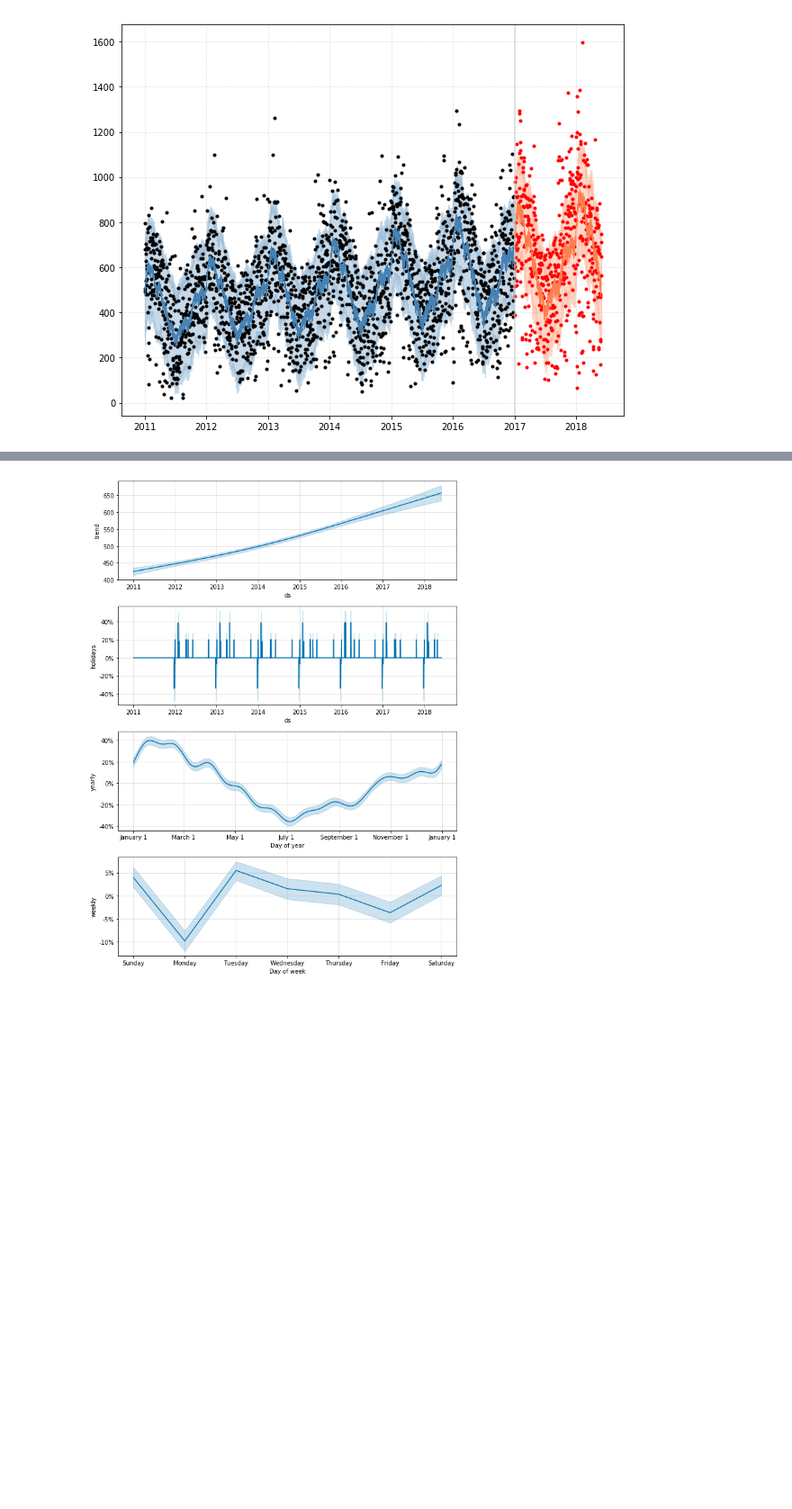
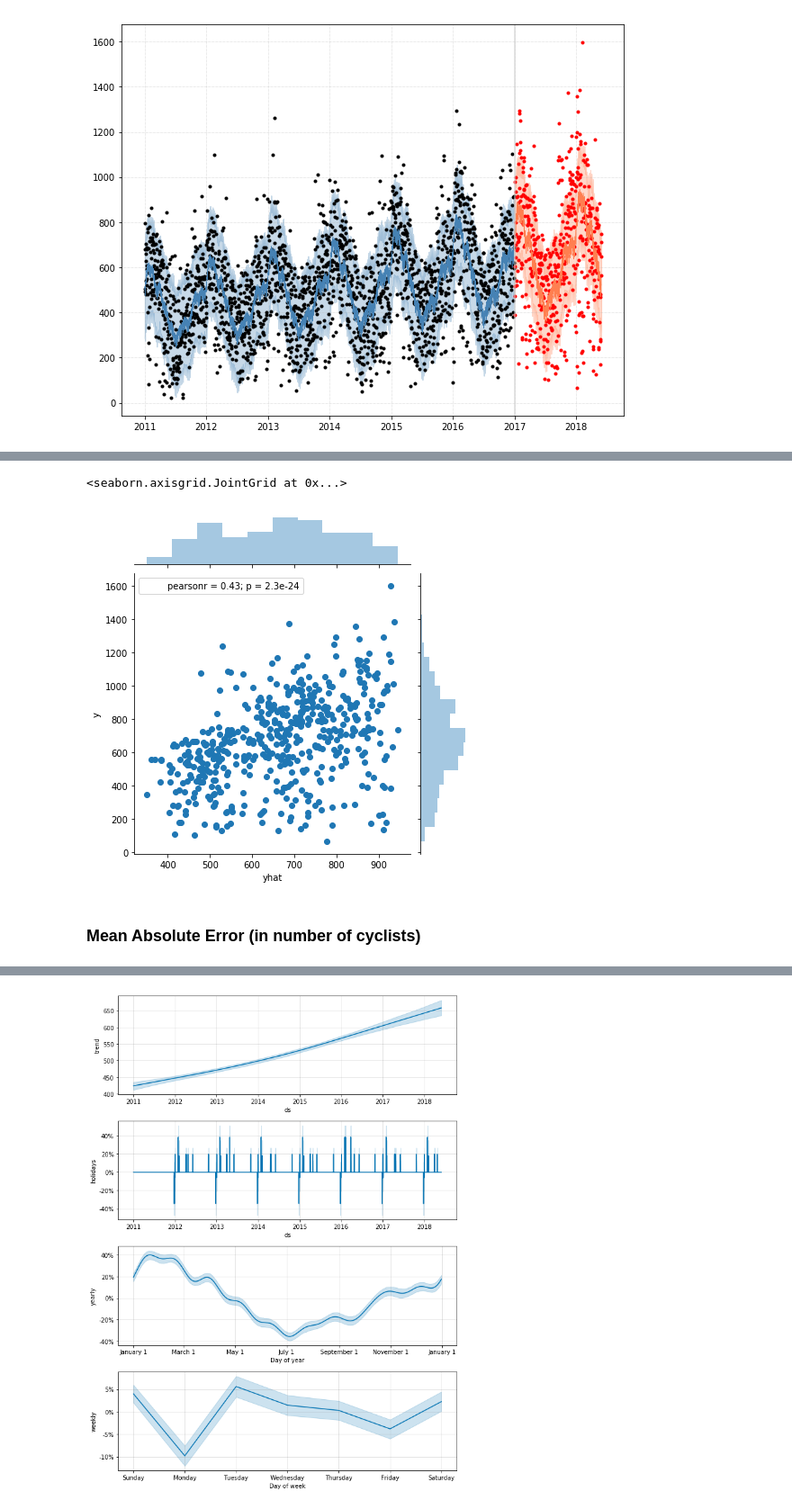
Before and after one commit to kinow/Auckland_cycling, a Jupyter notebook: notebooks/time-series.ipynb, the cells around one changed output, grey strips where cells are left out. Shown at 90% size. Saved outputs shown, nothing was run; the diff lists cells and outputs as text; code cells hidden in the pictures; blank space fills up the shorter version.

```diff
--- a/notebooks/time-series.ipynb
+++ b/notebooks/time-series.ipynb
@@ -299,3 +387,10 @@ verif.loc['2017':,['y','yhat']].corr()
+# %%
+sns.jointplot(x='yhat', y='y', data = verif.loc['2017':,:])
+# %% [output]
+<seaborn.axisgrid.JointGrid at 0x...>
+[figure, added]
+# %% [markdown]
+### Mean Absolute Error (in number of cyclists)
 # %%
 MAE(verif.y.values, verif.yhat.values)
 # %% [output]
```
Also changed, not shown: parts of 73 cells of this notebook.
